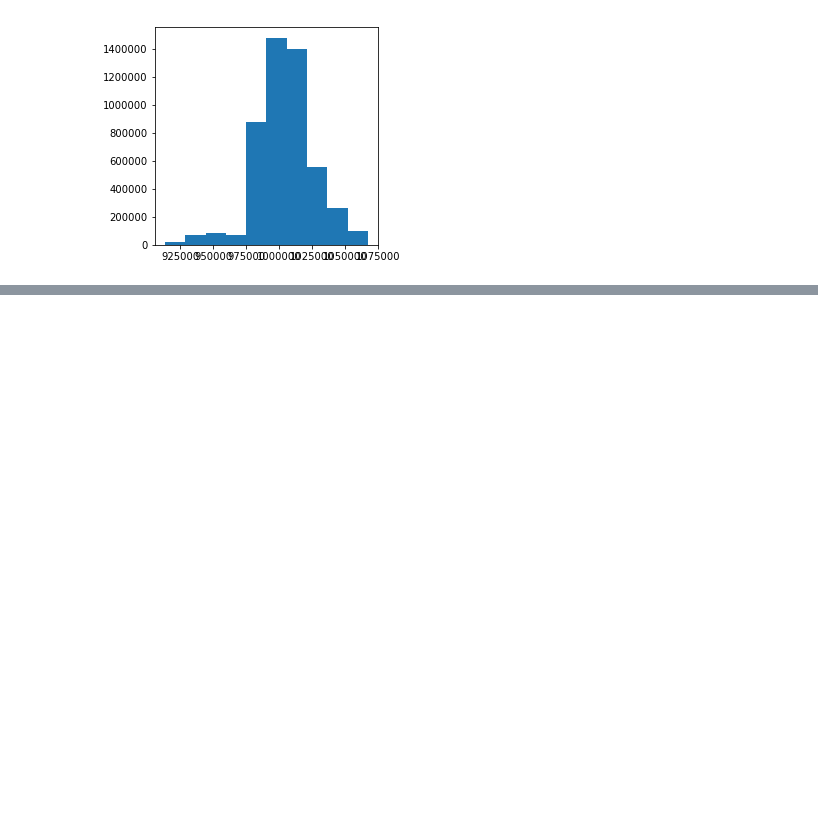
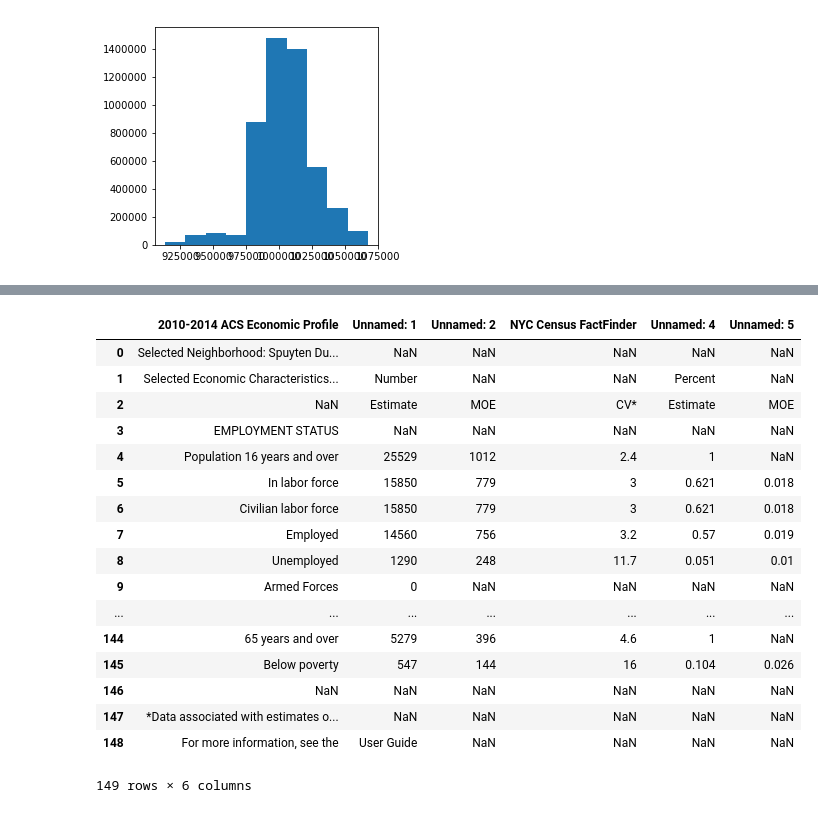
Before and after one commit to sj2384/BigDataProject, a Jupyter notebook: Weitao.ipynb, the cells around one changed output, grey strips where cells are left out. Cells and saved outputs as stored; diff of their text form; code cells hidden in the pictures; blank space fills up the shorter version.

```diff
--- a/Weitao.ipynb
+++ b/Weitao.ipynb
@@ -470,0 +510,34 @@ NTA_df.to_csv('NTA.csv')
+# %%
+# For debug use
+cwd = os.getcwd()
+for f in os.listdir(cwd+'/data/'):
+    #if 'xlsx' in f and '_' not in f:
+    if '._' in f:
+        os.rename(cwd+'/data/'+f,cwd+'/data/'+f.replace('._','_'))
+        #os.rename(cwd+'/data/'+f,cwd+'/data/'+f[:-4]+'_demo.xlsx')
+        #break
+        #os.rename(cwd+'/data/'+f,f[:-4]+'.xlsx')
+        #tmp_df = pd.read_excel(cwd+'/census_data/'+f)
+# %%
+tmp_df = pd.read_excel(cwd+'/census_data/SoHo-TriBeCa-Civic Center-Little Italy_econ.xlsx')
+# %%
+tmp_df
+# %% [output]
+|  | 2010-2014 ACS Economic Profile | Unnamed: 1 | Unnamed: 2 | NYC Census FactFinder | Unnamed: 4 | Unnamed: 5 |
+| 0 | Selected Neighborhood: Spuyten Du... | NaN | NaN | NaN | NaN | NaN |
+| 1 | Selected Economic Characteristics... | Number | NaN | NaN | Percent | NaN |
+| 2 | NaN | Estimate | MOE | CV* | Estimate | MOE |
+| 3 | EMPLOYMENT STATUS | NaN | NaN | NaN | NaN | NaN |
+| 4 | Population 16 years and over | 25529 | 1012 | 2.4 | 1 | NaN |
+| 5 | In labor force | 15850 | 779 | 3 | 0.621 | 0.018 |
+| 6 | Civilian labor force | 15850 | 779 | 3 | 0.621 | 0.018 |
+| 7 | Employed | 14560 | 756 | 3.2 | 0.57 | 0.019 |
+| 8 | Unemployed | 1290 | 248 | 11.7 | 0.051 | 0.01 |
+| 9 | Armed Forces | 0 | NaN | NaN | NaN | NaN |
+| ... | ... | ... | ... | ... | ... | ... |
+| 144 | 65 years and over | 5279 | 396 | 4.6 | 1 | NaN |
+| 145 | Below poverty | 547 | 144 | 16 | 0.104 | 0.026 |
+| 146 | NaN | NaN | NaN | NaN | NaN | NaN |
+| 147 | *Data associated with estimates o... | NaN | NaN | NaN | NaN | NaN |
+| 148 | For more information, see the | User Guide | NaN | NaN | NaN | NaN |
+149 rows × 6 columns
```
Also changed, not shown: parts of 18 cells of this notebook, 5 other files.
